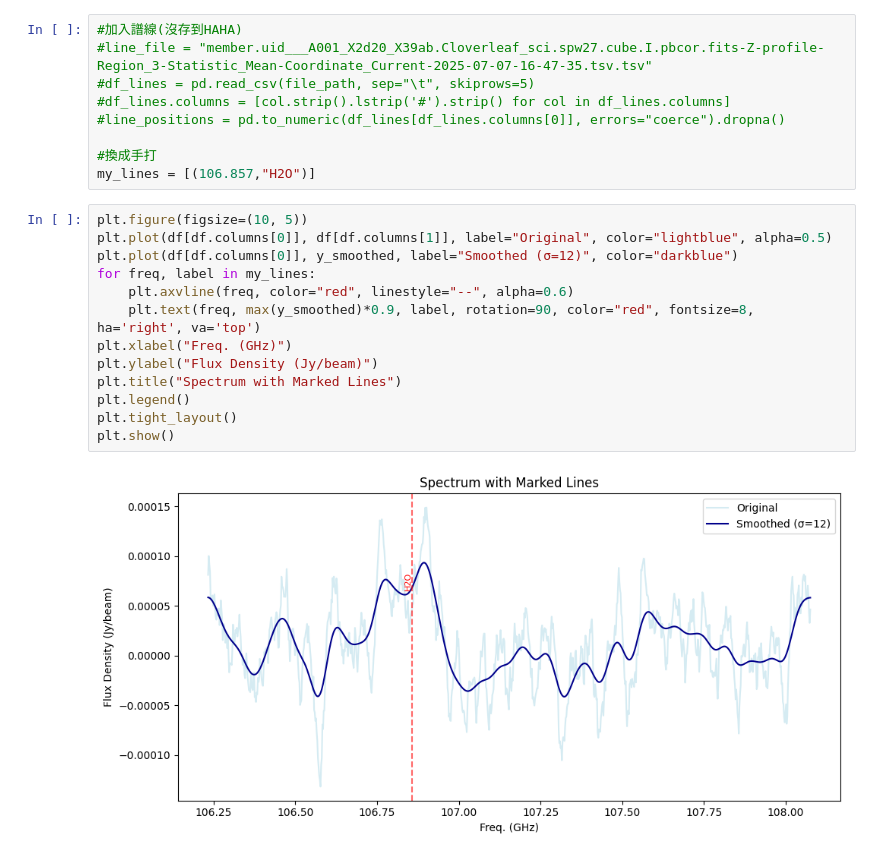
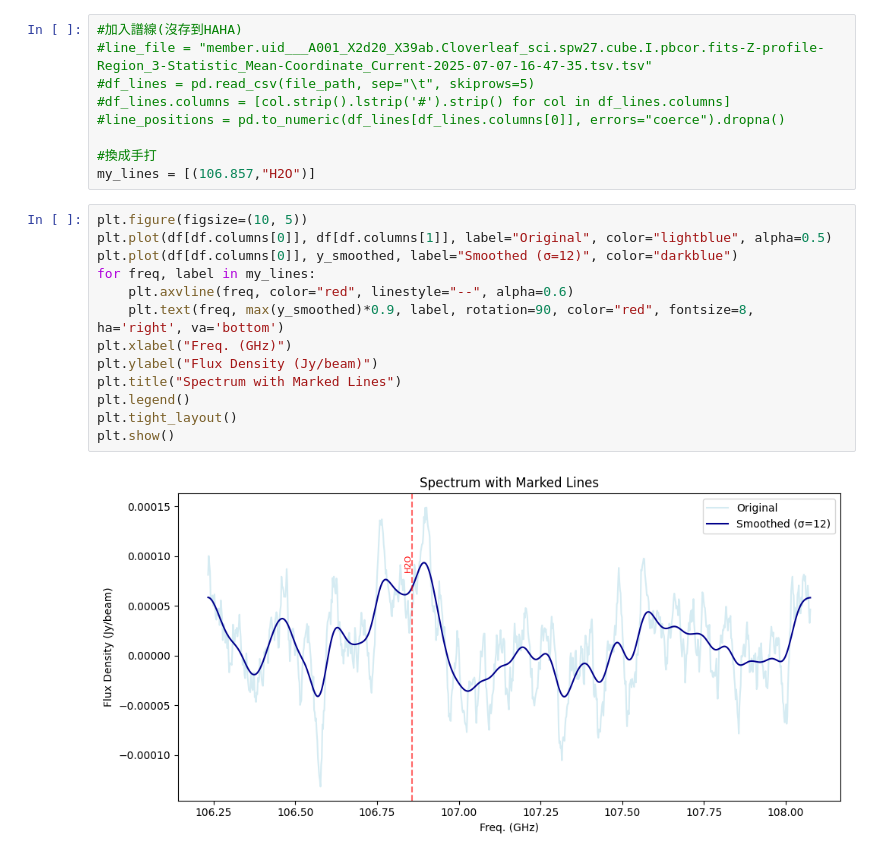
Before and after one commit to 000RF/spectral-line, a Jupyter notebook: Cloverleaf/spw27/spw27.ipynb, the cells around one changed output. Saved outputs shown, nothing was run; the diff lists cells and outputs as text.

```diff
--- a/Cloverleaf/spw27/spw27.ipynb
+++ b/Cloverleaf/spw27/spw27.ipynb
@@ -53,15 +56,15 @@ my_lines = [(106.857,"H2O")]
 # %%
 plt.figure(figsize=(10, 5))
 plt.plot(df[df.columns[0]], df[df.columns[1]], label="Original", color="lightblue", alpha=0.5)
 plt.plot(df[df.columns[0]], y_smoothed, label="Smoothed (σ=12)", color="darkblue")
 for freq, label in my_lines:
     plt.axvline(freq, color="red", linestyle="--", alpha=0.6)
-    plt.text(freq, max(y_smoothed)*0.9, label, rotation=90, color="red", fontsize=8, ha='right', va='top')
+    plt.text(freq, max(y_smoothed)*0.9, label, rotation=90, color="red", fontsize=8, ha='right', va='bottom')
 plt.xlabel("Freq. (GHz)")
 plt.ylabel("Flux Density (Jy/beam)")
 plt.title("Spectrum with Marked Lines")
 plt.legend()
 plt.tight_layout()
 plt.show()
 # %% [output]
-[figure, old version]
+[figure, new version]
```
Also changed, not shown: parts of 4 cells of this notebook.
